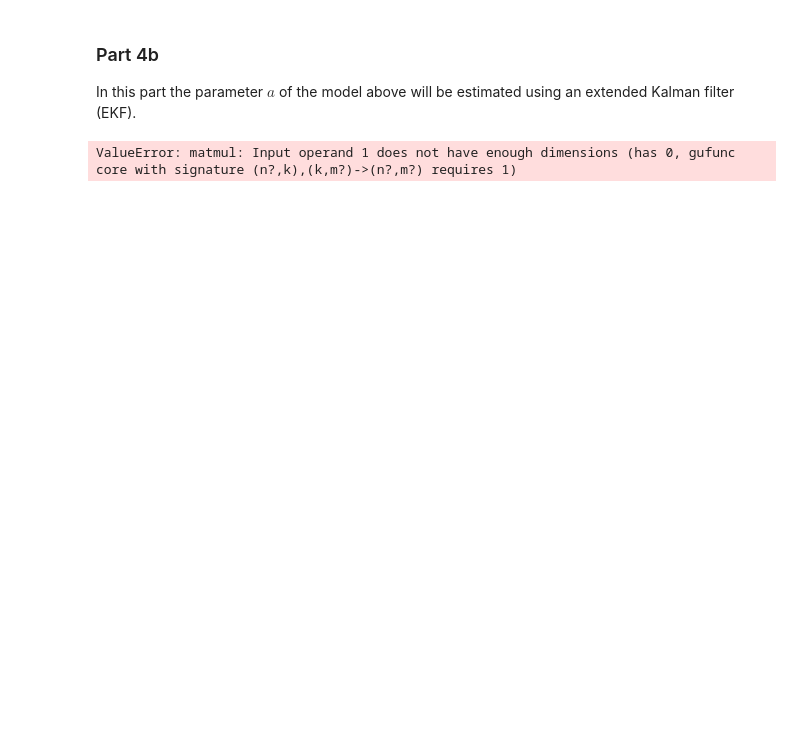
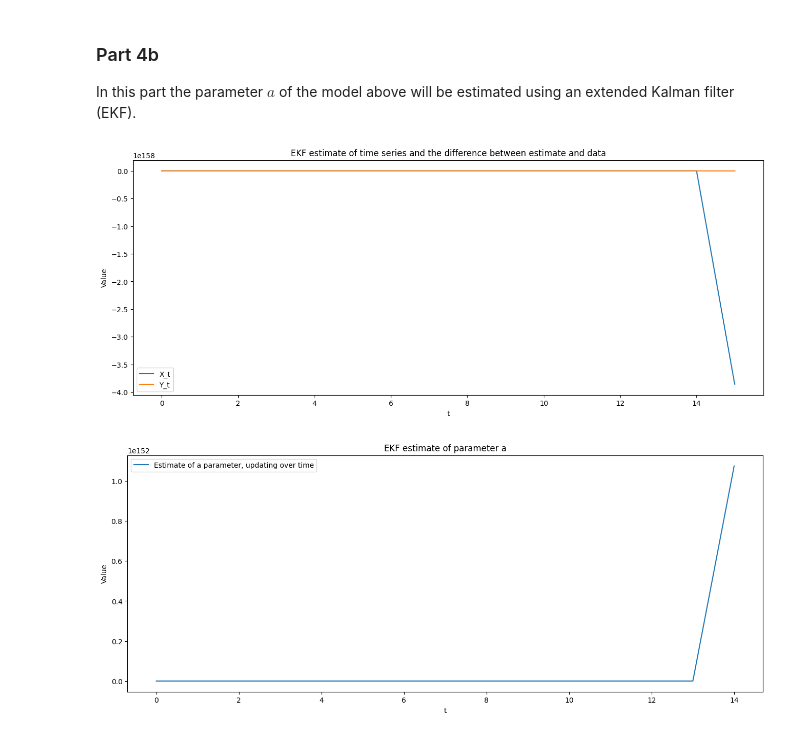
Before and after one commit to gustavn19/advanced_time_series_analysis, a Jupyter notebook: assignment_2/a2.ipynb, the cells around one changed output. Drawn from its saved outputs; the diff is of its cells as text; code cells hidden in the pictures; blank space fills up the shorter version.

```diff
--- a/assignment_2/a2.ipynb
+++ b/assignment_2/a2.ipynb
@@ -396,28 +396,16 @@ Z_t = np.transpose(np.array([0, a_0])) # Initial state estimation
 P_t = np.array([[R_e, 0], [0, R_a]]) # Variance of states before updated in algorithm, no covariance
 H_t = np.array([1, 0])
 Z = []
-I = np.transpose([1, 1])
+# I = np.transpose([1, 1])
 sigma_a = []
+y = simulated_data['X_t'].values # Define the right column to use for estimation
 
+for data_idx, data in enumerate(simulated_data.iterrows()):
 
-for data_idx, data in enumerate(simulated_data):
-    y = simulated_data['Y_t'].values
     f_t = np.matmul(np.array([[Z_t[1], 0], [0, 1]]), Z_t) # Update of state estimation , differentiate the transition function
     F_t = np.array([[Z_t[1], Z_t[0]], [0, 1]]) # Define the differentiated
 
-    # # Define the Kalman gain
-    # print(F_t.shape, P_t.shape, H_t.shape)
-    # a = np.matmul(F_t, np.matmul(P_t, np.transpose(H_t)))
-    # b1 = F_t
-    # b21 = np.matmul(P_t, np.transpose(H_t))
-    # b22 = R_e * I
-    # b2 = (b21 + b22)
-    # b2 = np.array([[b2[0]], [b2[1]]])
-    # print(b1.shape)
-
-    # b = np.linalg.inv(np.matmul(b1, b2))
-    # K_t = np.matmul(a, b)
-
+    # Define the Kalman gain
     b = (np.matmul(H_t, np.matmul(P_t, np.transpose(H_t))) + R_e)
     a = np.matmul(F_t, np.matmul(P_t, np.transpose(H_t)))
     K_t = a / b
@@ -425,34 +413,37 @@ for data_idx, data in enumerate(simulated_data):
     # Calculate the new state space estimate
     Z_t = f_t + K_t * (y[data_idx] - Z_t[0]) # Kalman gain multiplied with difference of old and new value
 
     # Update covariance estimate
-    P_t = np.matmul(F_t, np.matmul(P_t, np.transpose(H_t))) + R_v - np.matmul(np.matmul(K_t, (R_e + np.matmul(H_t, np.matmul(P_t, np.transpose(H_t))))), np.transpose(K_t))
+    # P_t = np.matmul(F_t, np.matmul(P_t, np.transpose(F_t))) + R_v - np.matmul(np.matmul(K_t, (R_e + np.matmul(H_t, np.matmul(P_t, np.transpose(H_t))))), np.transpose(K_t))
+    P_t = np.matmul(F_t, np.matmul(P_t, np.transpose(F_t))) + R_v - np.matmul(K_t * (R_e + np.matmul(H_t, np.matmul(P_t, np.transpose(H_t)))), np.transpose(K_t))
 
     # Store the values
     Z.append(np.transpose(Z_t))
+
     sigma_a.append(P_t[1][1])
 
 Z = np.array(Z)
 sigma_a = np.array(sigma_a)
 
 plt.figure(figsize=(16, 6))
 plt.plot(np.arange(Z.shape[0]), Z[:, 0], label = 'X_t')
 plt.plot(np.arange(Z.shape[0]), Z[:, 1], label = 'Y_t')
-plt.plot(np.arange(Z.shape[0]), (simulated_data['X_t'].values - Z[:, 0]), label = 'Difference between estimate and actual data for X_t')
-plt.plot(np.arange(Z.shape[0]), (simulated_data['Y_t'].values - Z[:, 1]), label = 'Difference between estimate and actual data for Y_t')
+# plt.plot(np.arange(len(simulated_data['X_t'].values - Z[:, 0])), (simulated_data['X_t'].values - Z[:, 0]), label = 'Difference between estimate and actual data for X_t')
+# plt.plot(np.arange(len(simulated_data['Y_t'].values - Z[:, 1])), (simulated_data['Y_t'].values - Z[:, 1]), label = 'Difference between estimate and actual data for Y_t')
 plt.legend()
 plt.xlabel('t')
 plt.ylabel('Value')
 plt.title('EKF estimate of time series and the difference between estimate and data')
 plt.show()
 
 # Plot of parameter update during estimation
 plt.figure(figsize=(16, 6))
 plt.plot(np.arange(len(sigma_a)), sigma_a, label = 'Estimate of a parameter, updating over time')
 plt.legend()
 plt.xlabel('t')
 plt.ylabel('Value')
 plt.title('EKF estimate of parameter a')
 plt.show()
 # %% [output]
-ValueError: matmul: Input operand 1 does not have enough dimensions (has 0, gufunc core with signature (n?,k),(k,m?)->(n?,m?) requires 1)
+[figure, added]
+[figure, added]
```
Also changed, not shown: parts of 2 cells of this notebook.
